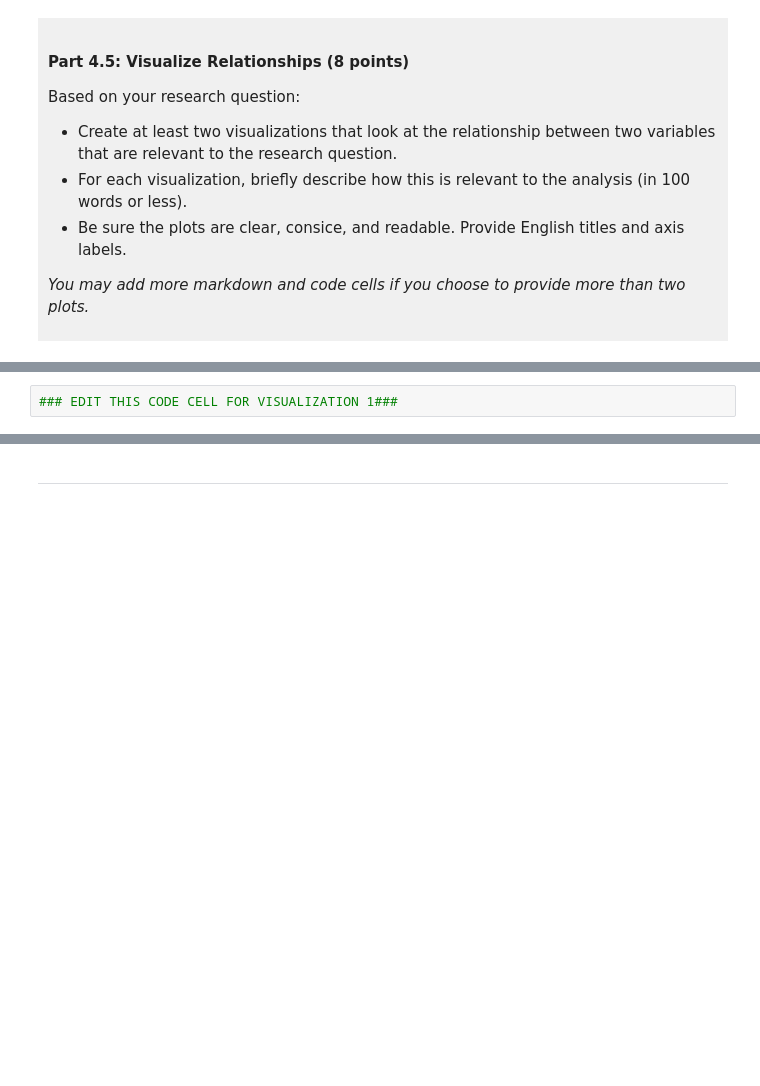
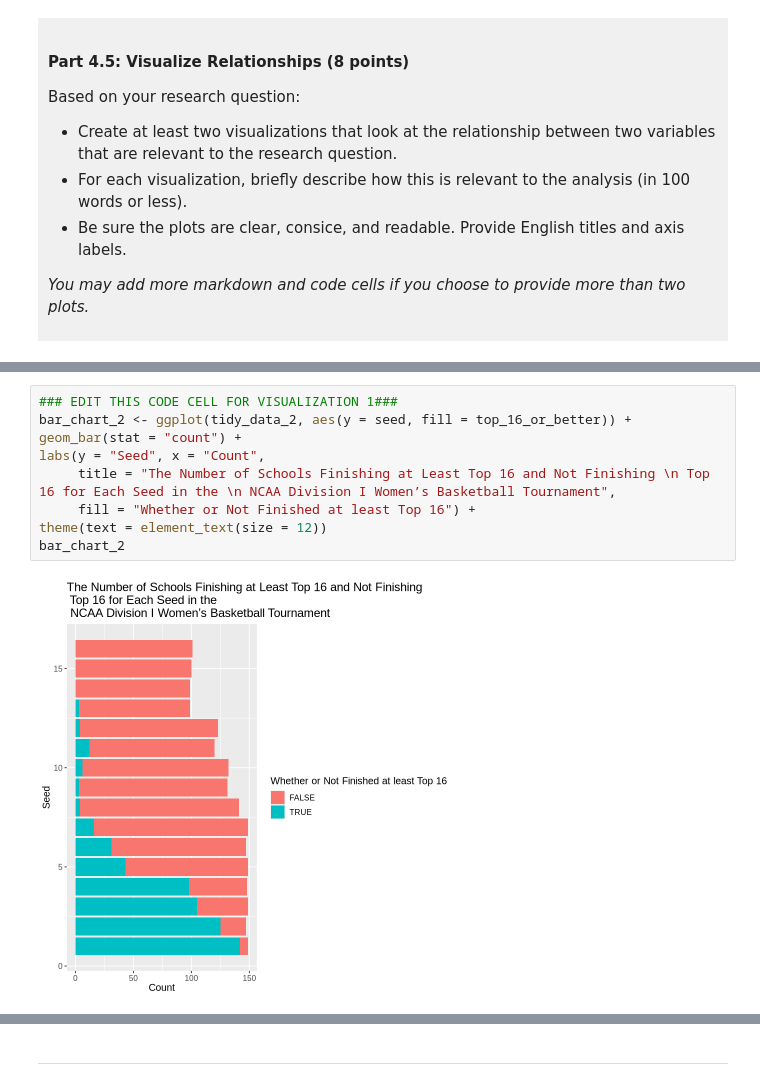
Before and after one commit to frankfxq/dsci-100-project-frank-qian, a Jupyter notebook: dsci-100-project-notebook.ipynb, the cells around one changed output, grey strips where cells are left out. Drawn from its saved outputs; the diff is of its cells as text; blank space fills up the shorter version.

```diff
--- a/dsci-100-project-notebook.ipynb
+++ b/dsci-100-project-notebook.ipynb
@@ -328,3 +390,12 @@ Visualization 1: %%% EDIT THIS MARKDOWN CELL%%%
 # %%
 ### EDIT THIS CODE CELL FOR VISUALIZATION 1###
+bar_chart_2 <- ggplot(tidy_data_2, aes(y = seed, fill = top_16_or_better)) +
+geom_bar(stat = "count") +
+labs(y = "Seed", x = "Count",
+     title = "The Number of Schools Finishing at Least Top 16 and Not Finishing \n Top 16 for Each Seed in the \n NCAA Division I Women’s Basketball Tournament",
+     fill = "Whether or Not Finished at least Top 16") +
+theme(text = element_text(size = 12))
+bar_chart_2
+# %% [output]
+[figure, added]
 # %% [markdown]
```
Also changed, not shown: parts of 11 cells of this notebook.
